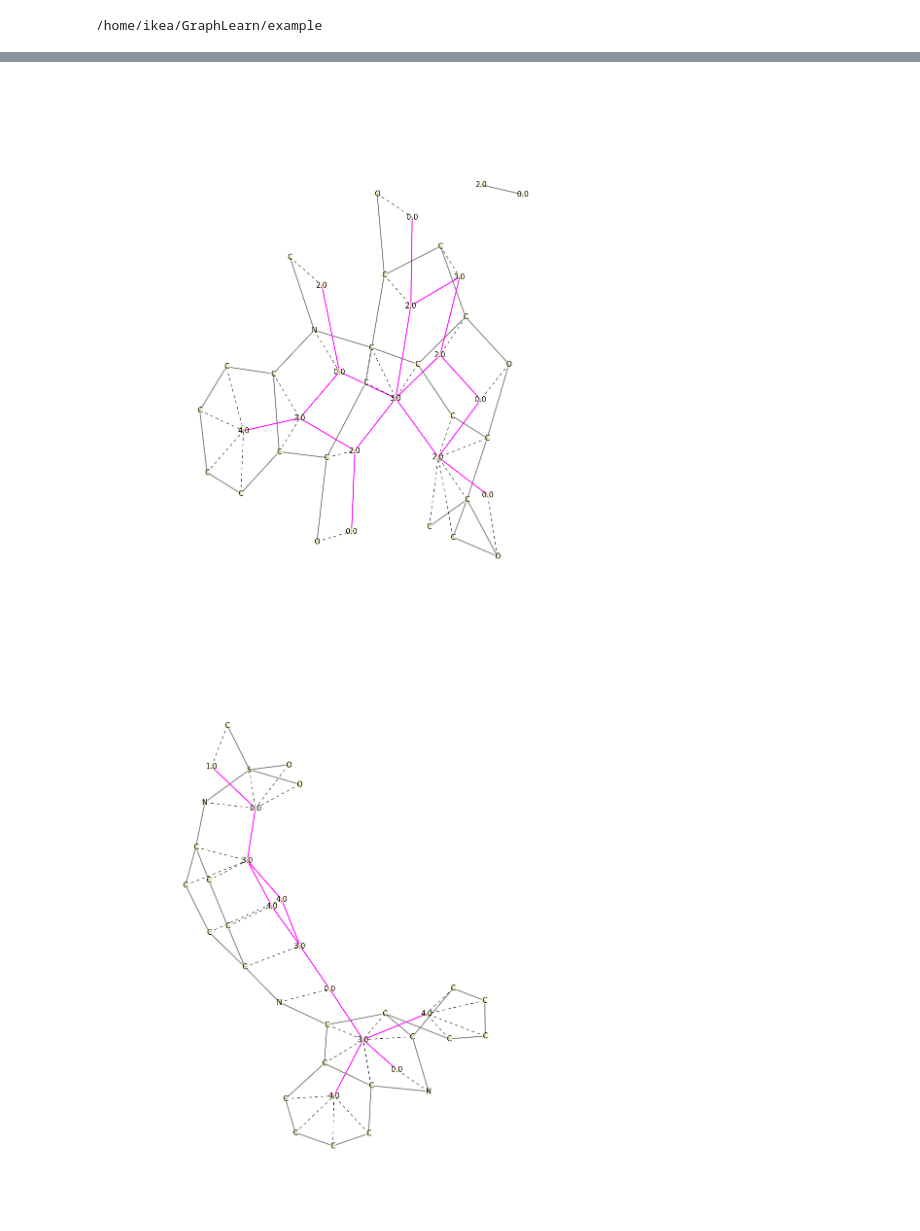
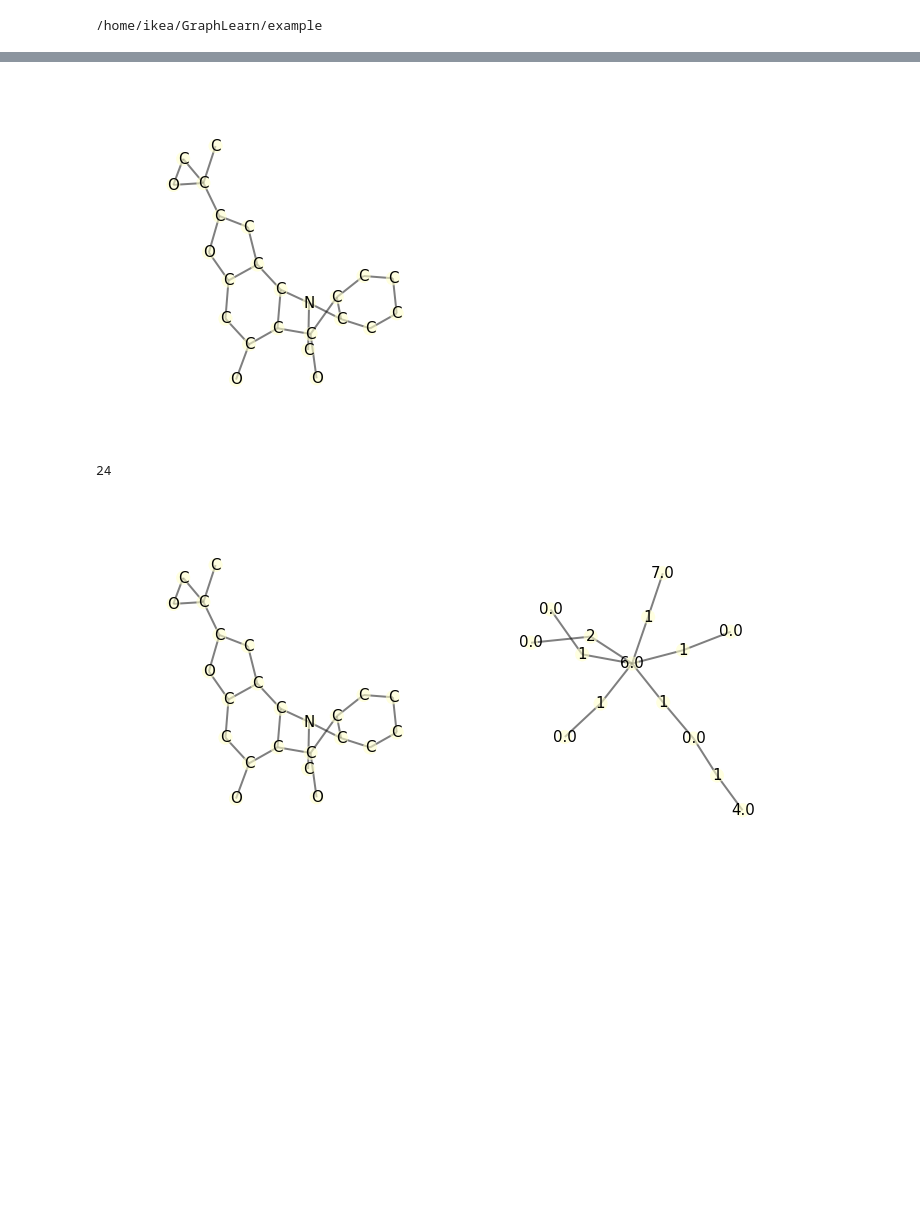
Before and after one commit to fabriziocosta/GraphLearn, a Jupyter notebook: example/Abstract_by_Estimator.ipynb, the cells around one changed output, grey strips where cells are left out. Cells and saved outputs as stored; diff of their text form; code cells hidden in the pictures; blank space fills up the shorter version.

Commit message:
auto abstractor running and sampling

```diff
--- a/example/Abstract_by_Estimator.ipynb
+++ b/example/Abstract_by_Estimator.ipynb
@@ -21,7 +21,7 @@ def clean(graphs):
         yield g
 
 def get_graphs(dataset_fname='bursi.pos.gspan', size=100):
-    return  clean(islice(gspan_to_eden(dataset_fname),size))
+    return  islice(gspan_to_eden(dataset_fname),size)
 
 
 #dataset_names = !cat NCI60/names
@@ -34,7 +34,7 @@ from graphlearn.utils import draw
 import graphlearn.abstract_graphs.score_based as sb
 from eden.graph import Vectorizer
 
-v=Vectorizer()
+v=Vectorizer(triangular_decomposition=False)
 pp=sb.PreProcessor()
 gm=pp.fit_transform(get_graphs(size=100),v)
 # %% [output]
@@ -55,9 +55,15 @@ Predictive performance:
    average_precision: 1.000 +- 0.000
              roc_auc: 1.000 +- 0.000
 # %%
+
 from graphlearn.utils import draw
-for i in range(5):
-    draw.graphlearn(gm[i+5].graph(),size=20,contract=True, abstract_color='magenta')
+
+gr = [i for i in get_graphs(size=10)]
+pp.re_transform_single(gr[5])
+
+for i in range(1):
+    draw.graphlearn([gm[i+5].graph(),gm[i+5].base_graph(),gm[i+5].abstract_graph()],size=13,contract=False, abstract_color='red')
 # %% [output]
-[figure, old version]
+[figure, new version]
+24
-[figure, old version]
+[figure, new version]
```
Also changed, not shown: parts of 9 cells of this notebook, 2 other files.
